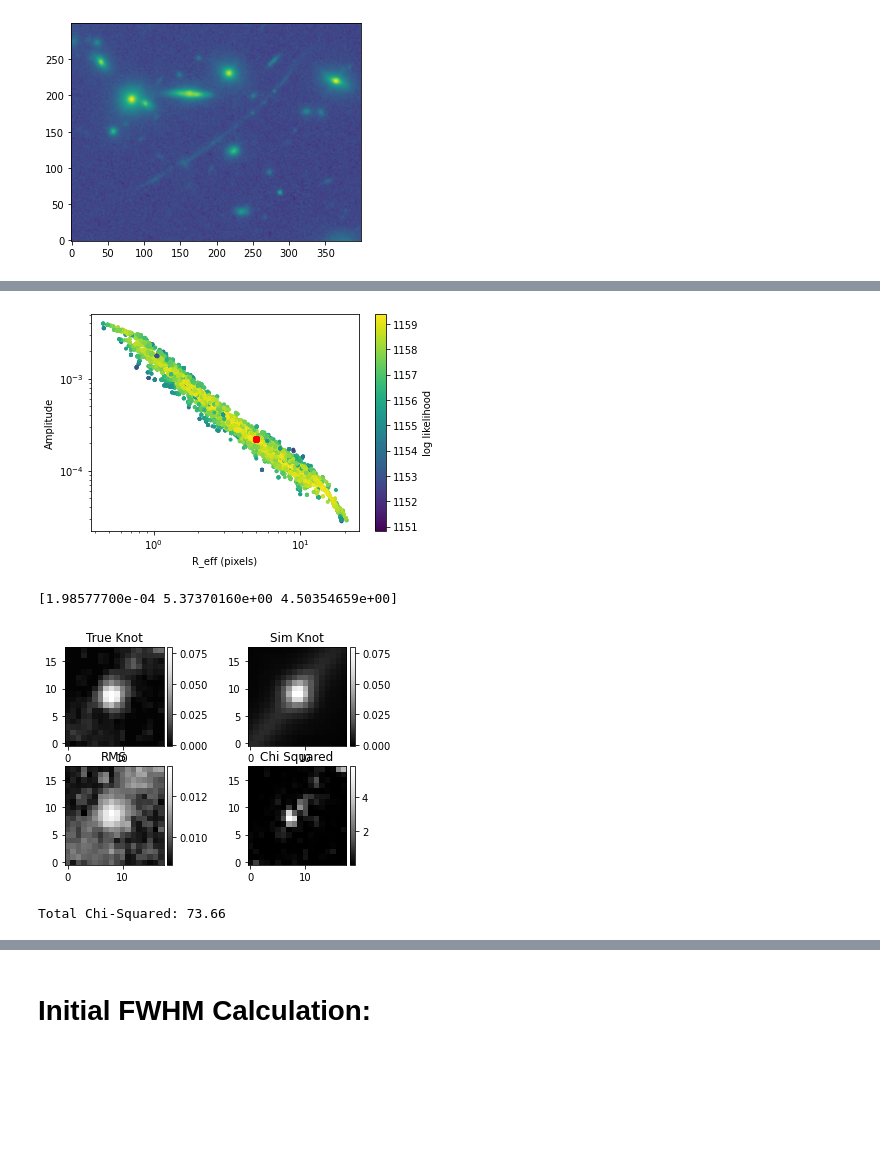
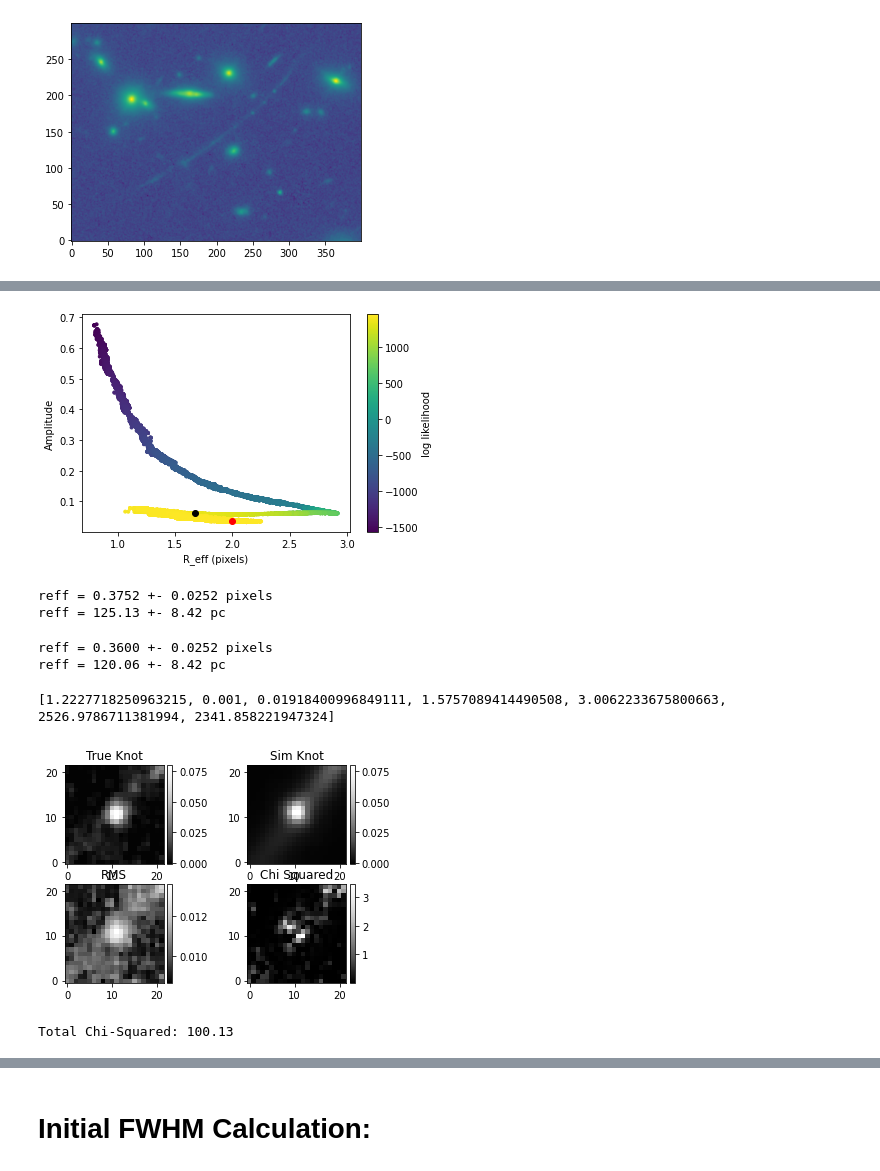
Before and after one commit to bwelch94/KnotFit, a Jupyter notebook: KnotFit.ipynb, the cells around one changed output, grey strips where cells are left out. Drawn from its saved outputs; the diff is of its cells as text; code cells hidden in the pictures; blank space fills up the shorter version.

```diff
--- a/KnotFit.ipynb
+++ b/KnotFit.ipynb
@@ -209,0 +242,26 @@ print(tau)
+# %%
+amp = samples[:,2]
+reff = samples[:,3]
+n = samples[:,4]
+
+ix = tuple([lprob == max(lprob)])
+rmax = reff[ix]
+amax = amp[ix]
+nmax = n[ix]
+
+sigr_plus = np.percentile(reff, 84)
+sigr_minus = np.percentile(reff, 16)
+sigr = (sigr_plus - sigr_minus) / 2.
+
+siga_plus = np.percentile(amp, 84)
+siga_minus = np.percentile(amp, 16)
+siga = (siga_plus - siga_minus) / 2.
+
+sign_plus = np.percentile(n, 84)
+sign_minus = np.percentile(n, 16)
+sign = (sign_plus - sign_minus) / 2.
+
+
+print('Radius: %.2f (%.2f) +- %.2f' %(rmax[0], np.median(reff), sigr))
+print('Amplitude: %.4f (%.4f) +- %.4f' %(amax[0], np.median(amp), siga))
+print('Sersic index: %.2f (%.2f) +- %.2f' %(nmax[0], np.median(n), sign))
@@ -210,19 +418,20 @@ print(tau)
 # %%
 fig = plt.figure()
 
 plt.scatter(reff, amp, c=lprob, marker='.')
 plt.plot(rmax, amax, 'ro')
+plt.plot(np.median(samples[:,1]), np.median(samples[:,0]), 'ko')
 #plt.plot(8, 0.05, 'kx')
 cb = plt.colorbar(label='log likelihood')
 #plt.plot(450, 0.0007, 'ro')
-plt.loglog()
+#plt.loglog()
 plt.xlabel('R_eff (pixels)')
 plt.ylabel('Amplitude')
 
-#plt.savefig('knotfit/simplots/n4_convolved_amp_r.png')
+#plt.savefig('knotfit/chains/whl0137/lowknot_sersic+gauss_AvsR_log.png')
 plt.show()
 # %% [output]
-[figure, old version]
+[figure, new version]
 # %%
 #reload(kf)
 med_r = np.median(reff)
@@ -230,9 +439,12 @@ sigplus = np.percentile(reff, 84)
 sigminus = np.percentile(reff, 16)
 sig = (sigplus - sigminus) / 2.
 print('reff = %.4f +- %.4f pixels' % (med_r, sig))
-print('reff = %.2f +- %.2f pc' % (kf.pix_to_pc(med_r,6.2), kf.pix_to_pc(sig,6.2)))
+print('reff = %.2f +- %.2f pc' % (kf.pix_to_pc(med_r,6.3), kf.pix_to_pc(sig,6.3)))
 #print('reff = %.4f +- %.4f pc' % (med_r, sig))
 #print('reff = %.2f +- %.2f pixels' % (kf.pc_to_pix(med_r,6.2), kf.pc_to_pix(sig,6.2)))
+# %% [output]
+reff = 0.3752 +- 0.0252 pixels
+reff = 125.13 +- 8.42 pc
 # %%
 #reload(kf)
 ix = [lprob == max(lprob)]
@@ -242,16 +454,21 @@ sigplus = np.percentile(reff, 84)
 sigminus = np.percentile(reff, 16)
 sig = (sigplus - sigminus) / 2.
 print('reff = %.4f +- %.4f pixels' % (med_r, sig))
-print('reff = %.2f +- %.2f pc' % (kf.pix_to_pc(med_r,6.2), kf.pix_to_pc(sig,6.2)))
+print('reff = %.2f +- %.2f pc' % (kf.pix_to_pc(med_r,6.3), kf.pix_to_pc(sig,6.3)))
 #print('reff = %.4f +- %.4f pc' % (med_r, sig))
 #print('reff = %.2f +- %.2f pixels' % (kf.pc_to_pix(med_r,6.2), kf.pc_to_pix(sig,6.2)))
+# %% [output]
+reff = 0.3600 +- 0.0252 pixels
+reff = 120.06 +- 8.42 pc
 # %%
 #reload(kf)
 
-#theta = [np.median(samples[:,0]), np.median(samples[:,1]), np.median(samples[:,2])]#, np.median(samples[:,3])]
-#theta = np.array([0.0005, 1., 4.])
-#theta = np.array([0.005, .75, 4.])
-theta = sol.x
+theta = [np.median(samples[:,0]), 0.001, np.median(samples[:,2]),
+         np.median(samples[:,3]), np.median(samples[:,4]), np.median(samples[:,5]),
+         np.median(samples[:,6])]#, np.median(samples[:,7])]
+#theta = np.array([0.003, 1., 4., 0.01, 5., 1.])
+#theta = np.array([amax[0], rmax[0]])
+#theta = sol.x
 print(theta)
 
 cv = kf.convolved(theta,**argdict)
@@ -295,7 +512,7 @@ cax3 = div3.append_axes('right', size='5%', pad=0.05)
 fig.colorbar(im3, cax=cax3, orientation='vertical')
 ax3.set_title('RMS')
 
-im4 = ax4.imshow(Xsq, origin='lower', cmap='Greys_r')
+im4 = ax4.imshow(Xsq, origin='lower', cmap='Greys_r')#, vmin=0, vmax=50)
 
 div4 = make_axes_locatable(ax4)
 cax4 = div4.append_axes('right', size='5%', pad=0.05)
@@ -307,6 +524,6 @@ plt.show()
 
 print('Total Chi-Squared: %.2f' %np.sum(Xsq))
 # %% [output]
-[1.98577700e-04 5.37370160e+00 4.50354659e+00]
+[1.2227718250963215, 0.001, 0.01918400996849111, 1.5757089414490508, 3.0062233675800663, 2526.9786711381994, 2341.858221947324]
-[figure, old version]
+[figure, new version]
-Total Chi-Squared: 73.66
+Total Chi-Squared: 100.13
```
Also changed, not shown: parts of 22 cells of this notebook.
